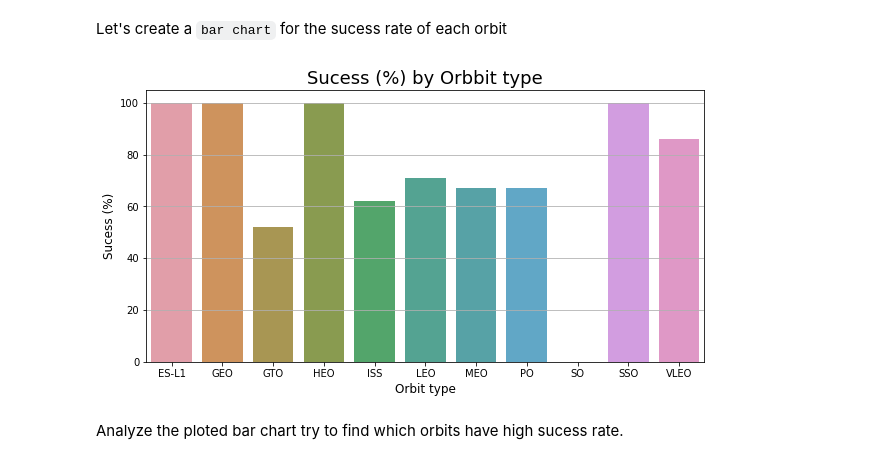
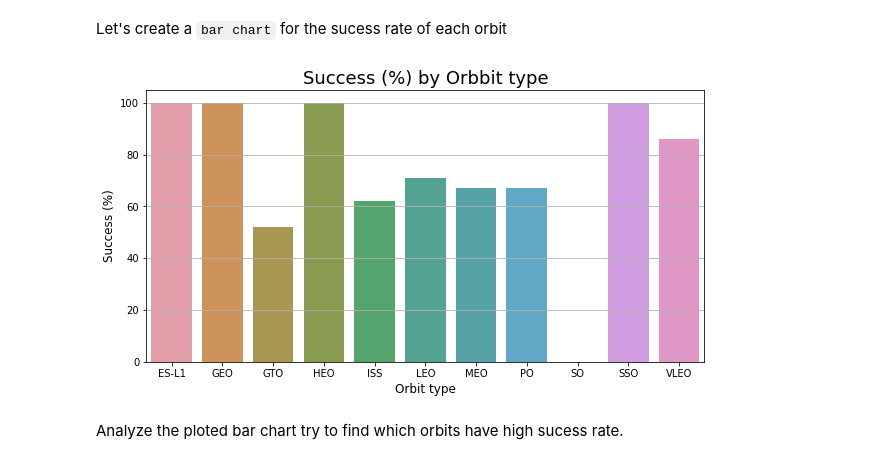
Before and after one commit to ant1257/coursera_ds_capstone, a Jupyter notebook: w02-02-jupyter-labs-eda-dataviz.ipynb, the cells around one changed output. Saved outputs shown, nothing was run; the diff lists cells and outputs as text; code cells hidden in the pictures.

```diff
--- a/w02-02-jupyter-labs-eda-dataviz.ipynb
+++ b/w02-02-jupyter-labs-eda-dataviz.ipynb
@@ -204,21 +204,21 @@ Let's create a `bar chart` for the sucess rate of each orbit
 # %%
 # HINT use groupby method on Orbit column and get the mean of Class column
 df_plot = df.groupby(by = ['Orbit'], as_index = False)['Class'].mean()
 df_plot['Class'] = round(df_plot['Class'] * 100)
 
 plt.figure(figsize = (10, 5))
 
 fig_01 = sns.barplot(data = df_plot, x = 'Orbit', y = 'Class', saturation = 0.6)
 del df_plot
 
-fig_01.set_title('Sucess (%) by Orbbit type', fontsize = 18)
+fig_01.set_title('Success (%) by Orbbit type', fontsize = 18)
 fig_01.set_xlabel('Orbit type', fontsize = 12)
 fig_01.set_ylabel('Success (%)', fontsize = 12)
 fig_01.axes.grid(axis = 'y')
 
 plt.show()
 # %% [output]
-[figure, old version]
+[figure, new version]
 # %% [markdown]
 Analyze the ploted bar chart try to find which orbits have high sucess rate.
 # %% [markdown]
```
Also changed, not shown: parts of 3 cells of this notebook.
